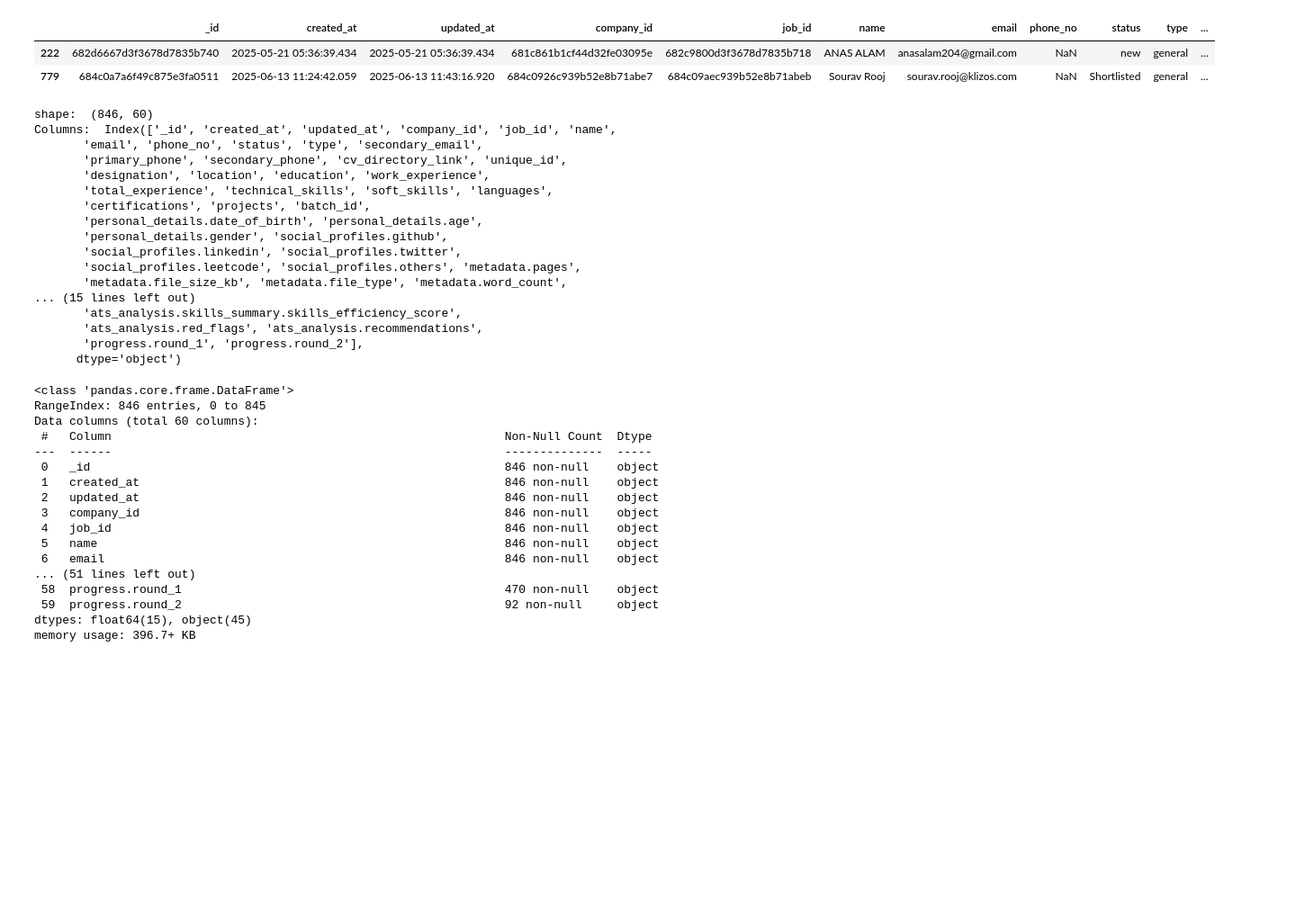
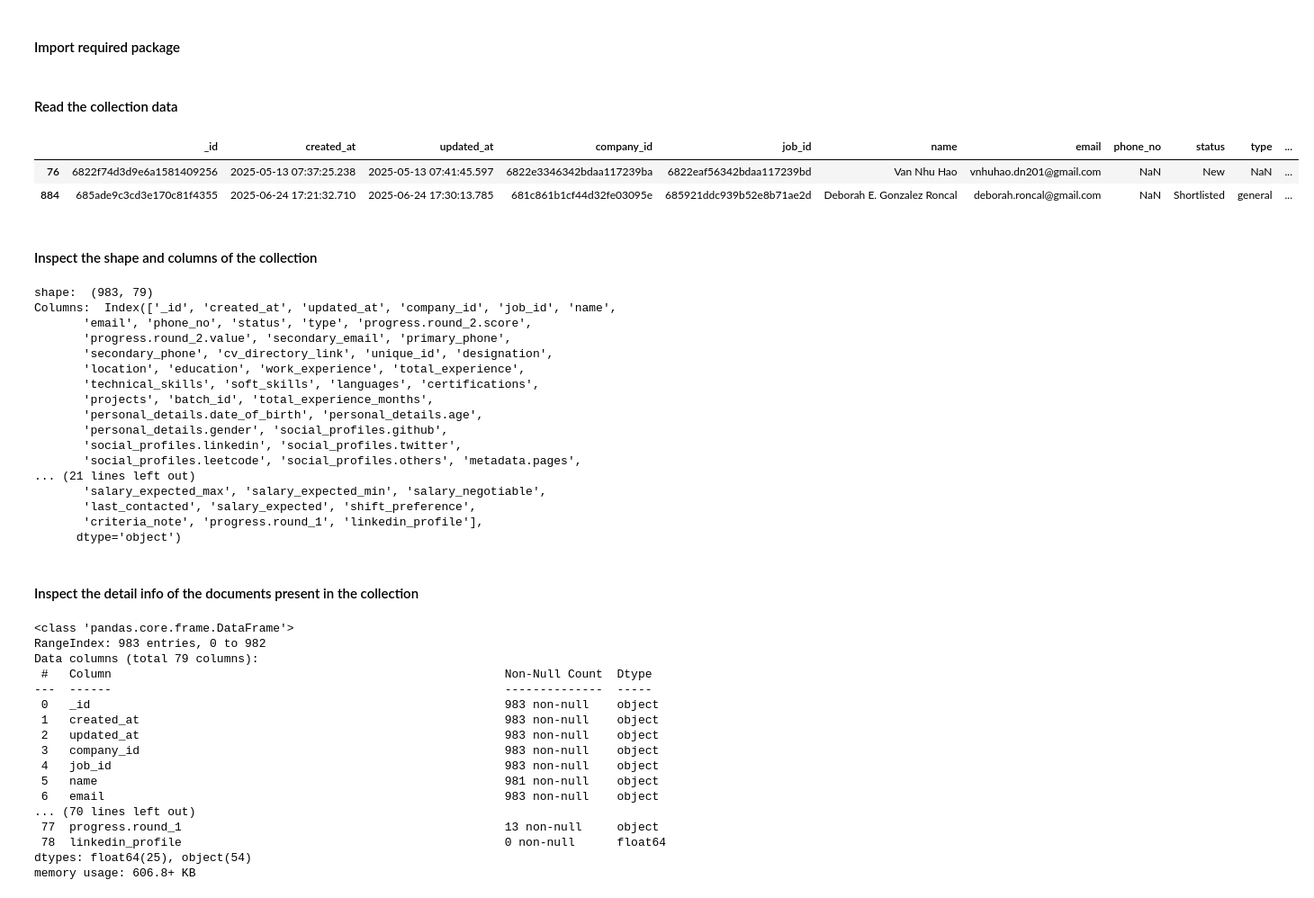
Before and after one commit to PadmaDey/talentsync, a Jupyter notebook: app/eda/df_query/candidates.ipynb, the cells around one changed output. Shown at 90% size. Drawn from its saved outputs; the diff is of its cells as text; code cells hidden in the pictures; blank space fills up the shorter version.

Commit message:
started eda on candidates collection

```diff
--- a/app/eda/df_query/candidates.ipynb
+++ b/app/eda/df_query/candidates.ipynb
@@ -1,51 +1,59 @@
+# %% [markdown]
+#### Import required package
 # %%
 import pandas as pd
 pd.set_option("display.max_column", None)
+# %% [markdown]
+#### Read the collection data
 # %%
-df = pd.read_csv("../../production_data/raw_data_dump/candidates.csv")
+df = pd.read_csv("../../../production_data/raw_data_dump/candidates.csv")
 df.sample(2)
 # %% [output]
 |  | _id | created_at | updated_at | company_id | job_id | name | email | phone_no | status | type | ... |
-| 222 | 682d6667d3f3678d7835b740 | 2025-05-21 05:36:39.434 | 2025-05-21 05:36:39.434 | 681c861b1cf44d32fe03095e | 682c9800d3f3678d7835b718 | ANAS ALAM | anasalam204@gmail.com | NaN | new | general | ... |
-| 779 | 684c0a7a6f49c875e3fa0511 | 2025-06-13 11:24:42.059 | 2025-06-13 11:43:16.920 | 684c0926c939b52e8b71abe7 | 684c09aec939b52e8b71abeb | Sourav Rooj | sourav.rooj@klizos.com | NaN | Shortlisted | general | ... |
+| 76 | 6822f74d3d9e6a1581409256 | 2025-05-13 07:37:25.238 | 2025-05-13 07:41:45.597 | 6822e3346342bdaa117239ba | 6822eaf56342bdaa117239bd | Van Nhu Hao | vnhuhao.dn201@gmail.com | NaN | New | NaN | ... |
+| 884 | 685ade9c3cd3e170c81f4355 | 2025-06-24 17:21:32.710 | 2025-06-24 17:30:13.785 | 681c861b1cf44d32fe03095e | 685921ddc939b52e8b71ae2d | Deborah E. Gonzalez Roncal | deborah.roncal@gmail.com | NaN | Shortlisted | general | ... |
+# %% [markdown]
+#### Inspect the shape and columns of the collection
 # %%
 print("shape: ", df.shape)
 print("Columns: ", df.columns)
 # %% [output]
-shape:  (846, 60)
+shape:  (983, 79)
 Columns:  Index(['_id', 'created_at', 'updated_at', 'company_id', 'job_id', 'name',
-       'email', 'phone_no', 'status', 'type', 'secondary_email',
-       'primary_phone', 'secondary_phone', 'cv_directory_link', 'unique_id',
-       'designation', 'location', 'education', 'work_experience',
-       'total_experience', 'technical_skills', 'soft_skills', 'languages',
-       'certifications', 'projects', 'batch_id',
+       'email', 'phone_no', 'status', 'type', 'progress.round_2.score',
+       'progress.round_2.value', 'secondary_email', 'primary_phone',
+       'secondary_phone', 'cv_directory_link', 'unique_id', 'designation',
+       'location', 'education', 'work_experience', 'total_experience',
+       'technical_skills', 'soft_skills', 'languages', 'certifications',
+       'projects', 'batch_id', 'total_experience_months',
        'personal_details.date_of_birth', 'personal_details.age',
        'personal_details.gender', 'social_profiles.github',
        'social_profiles.linkedin', 'social_profiles.twitter',
        'social_profiles.leetcode', 'social_profiles.others', 'metadata.pages',
-       'metadata.file_size_kb', 'metadata.file_type', 'metadata.word_count',
-... (15 lines left out)
-       'ats_analysis.skills_summary.skills_efficiency_score',
-       'ats_analysis.red_flags', 'ats_analysis.recommendations',
-       'progress.round_1', 'progress.round_2'],
+... (21 lines left out)
+       'salary_expected_max', 'salary_expected_min', 'salary_negotiable',
+       'last_contacted', 'salary_expected', 'shift_preference',
+       'criteria_note', 'progress.round_1', 'linkedin_profile'],
       dtype='object')
+# %% [markdown]
+#### Inspect the detail info of the documents present in the collection
 # %%
 df.info()
 # %% [output]
 <class 'pandas.core.frame.DataFrame'>
-RangeIndex: 846 entries, 0 to 845
-Data columns (total 60 columns):
+RangeIndex: 983 entries, 0 to 982
+Data columns (total 79 columns):
  #   Column                                                        Non-Null Count  Dtype
 ---  ------                                                        --------------  -----
- 0   _id                                                           846 non-null    object
- 1   created_at                                                    846 non-null    object
- 2   updated_at                                                    846 non-null    object
- 3   company_id                                                    846 non-null    object
- 4   job_id                                                        846 non-null    object
- 5   name                                                          846 non-null    object
- 6   email                                                         846 non-null    object
-... (51 lines left out)
- 58  progress.round_1                                              470 non-null    object
- 59  progress.round_2                                              92 non-null     object
-dtypes: float64(15), object(45)
-memory usage: 396.7+ KB
+ 0   _id                                                           983 non-null    object
+ 1   created_at                                                    983 non-null    object
+ 2   updated_at                                                    983 non-null    object
+ 3   company_id                                                    983 non-null    object
+ 4   job_id                                                        983 non-null    object
+ 5   name                                                          981 non-null    object
+ 6   email                                                         983 non-null    object
+... (70 lines left out)
+ 77  progress.round_1                                              13 non-null     object
+ 78  linkedin_profile                                              0 non-null      float64
+dtypes: float64(25), object(54)
+memory usage: 606.8+ KB
```
Also changed, not shown: parts of 1 cell of this notebook.
